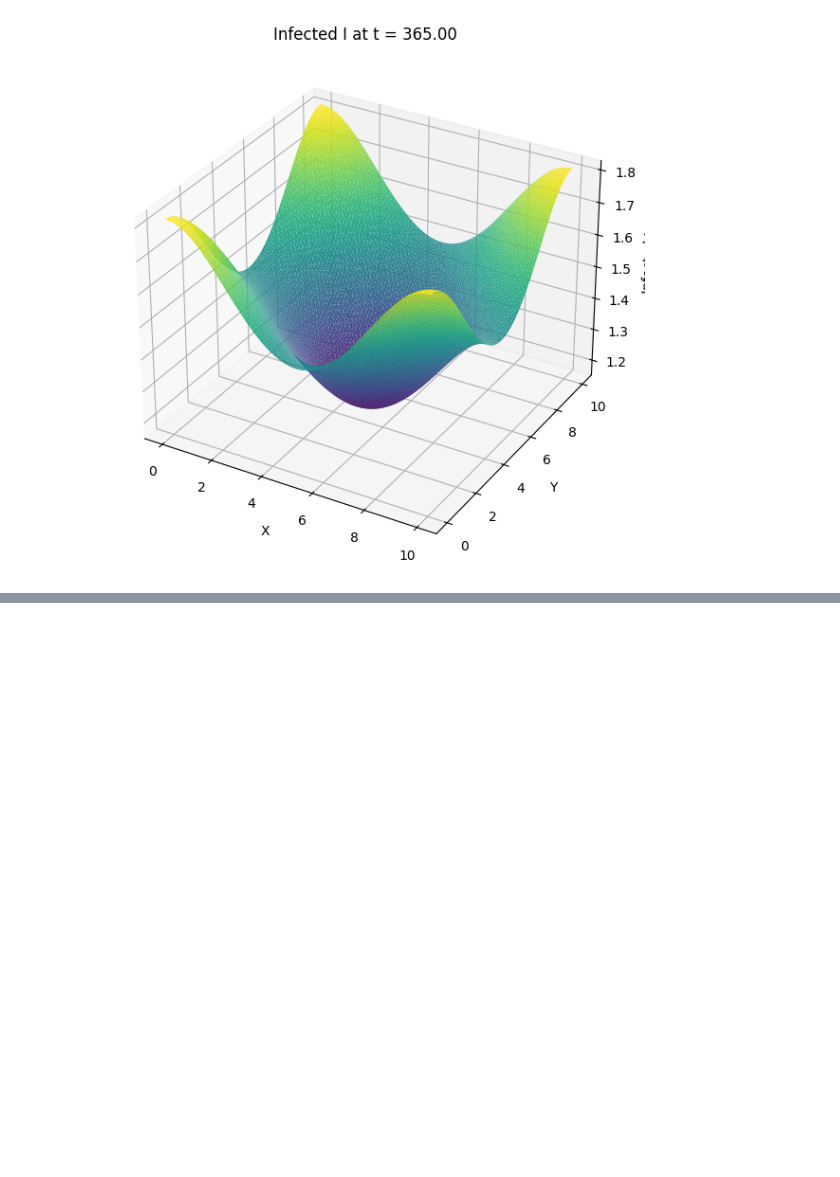
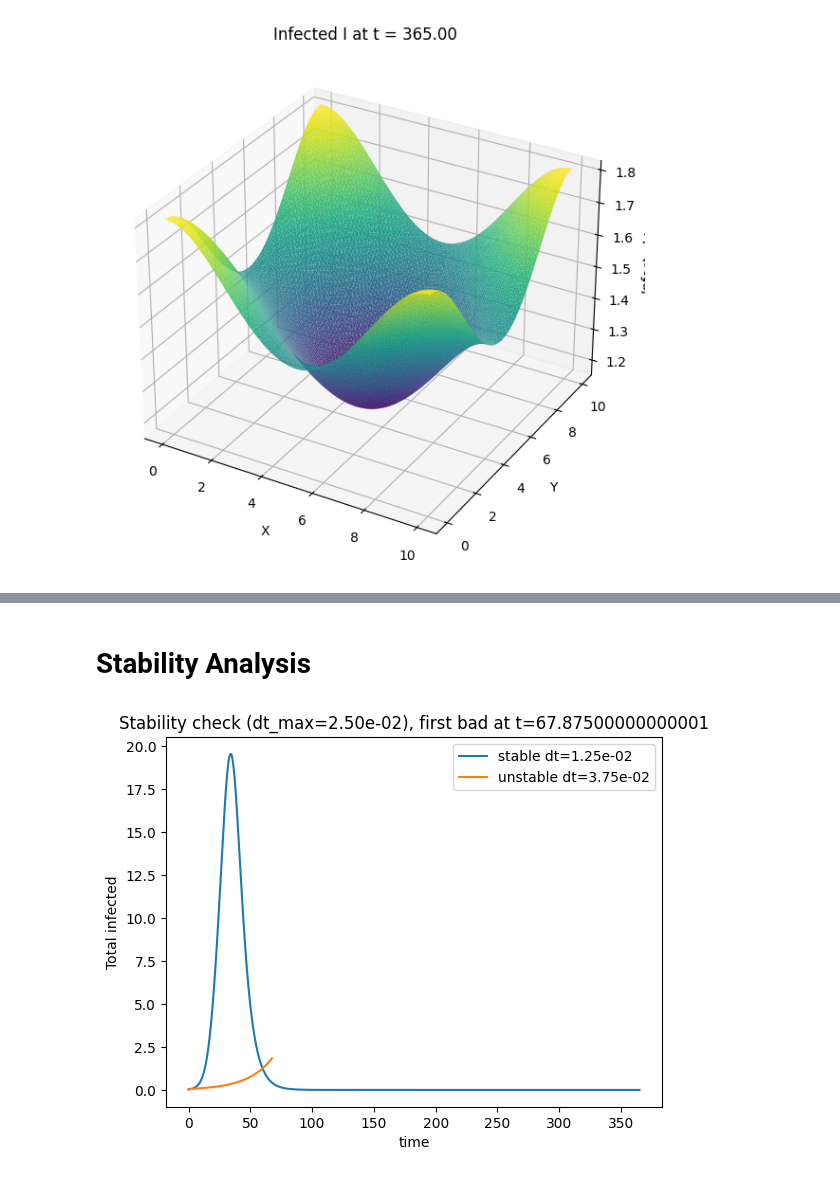
Before and after one commit to aeblik/SIR-Model, a Jupyter notebook: model/dynamic_sir_2d.ipynb, the cells around one changed output, grey strips where cells are left out. Drawn from its saved outputs; the diff is of its cells as text; code cells hidden in the pictures; blank space fills up the shorter version.

Commit message:
parameter investigation and numerical stability

```diff
--- a/model/dynamic_sir_2d.ipynb
+++ b/model/dynamic_sir_2d.ipynb
@@ -494,0 +668,51 @@ KeyboardInterrupt:
+# %% [markdown]
+# Stability Analysis
+# %%
+def check_physical(S, I, R, tol=1e-12):
+    return (
+        (S.min() >= -tol) and (I.min() >= -tol) and (R.min() >= -tol)
+        and np.isfinite(S).all() and np.isfinite(I).all() and np.isfinite(R).all()
+    )
+
+def run_with_dt_factor(dt_factor, label):
+    # reset ICs for each run (replaces S0/I0/R0)
+    S, I, R, _, _ = initial_conditions(nx, ny, Lx, Ly)
+
+    Dmax = max(Ds, Di)
+    dt_max = 1.0 / (2.0 * Dmax * (1.0/dx**2 + 1.0/dy**2))
+    dt = dt_factor * dt_max
+    nt = int(np.ceil(tmax / dt))
+
+    times, snaps = run_simulation(
+        S, I, R,
+        beta=beta, gamma=gamma,
+        Ds=Ds, Di=Di,
+        dx=dx, dy=dy,
+        dt=dt, nt=nt,
+        store_every=10
+    )
+
+    # detect first bad snapshot
+    first_bad = None
+    for ti, (Ss, Ii, Rr) in zip(times, snaps):
+        if not check_physical(Ss, Ii, Rr):
+            first_bad = ti
+            break
+
+    S_tot, I_tot, R_tot = totals_over_time(times, snaps, dx, dy)
+
+    return times, snaps, I_tot, first_bad, dt, dt_max, label
+
+
+times_st, snaps_st, I_st, bad_st, dt_st, dtmax, _ = run_with_dt_factor(0.5, "stable (0.5 dt_max)")
+times_un, snaps_un, I_un, bad_un, dt_un, _, _     = run_with_dt_factor(1.5, "unstable (1.5 dt_max)")
+plt.figure()
+plt.plot(times_st, I_st, label=f"stable dt={dt_st:.2e}")
+plt.plot(times_un, I_un, label=f"unstable dt={dt_un:.2e}")
+plt.xlabel("time")
+plt.ylabel("Total infected")
+plt.legend()
+plt.title(f"Stability check (dt_max={dtmax:.2e}), first bad at t={bad_un}")
+plt.show()
+# %% [output]
+[figure, added]
```
Also changed, not shown: parts of 9 cells of this notebook, 1 other file.
